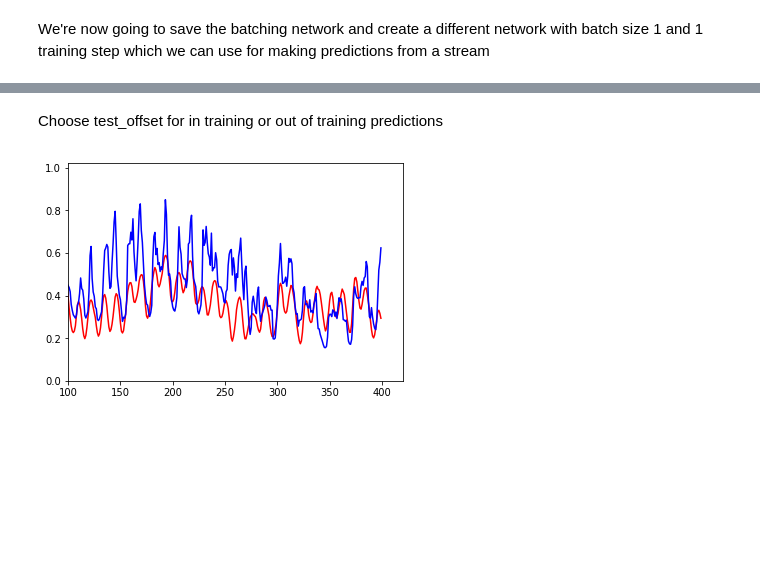
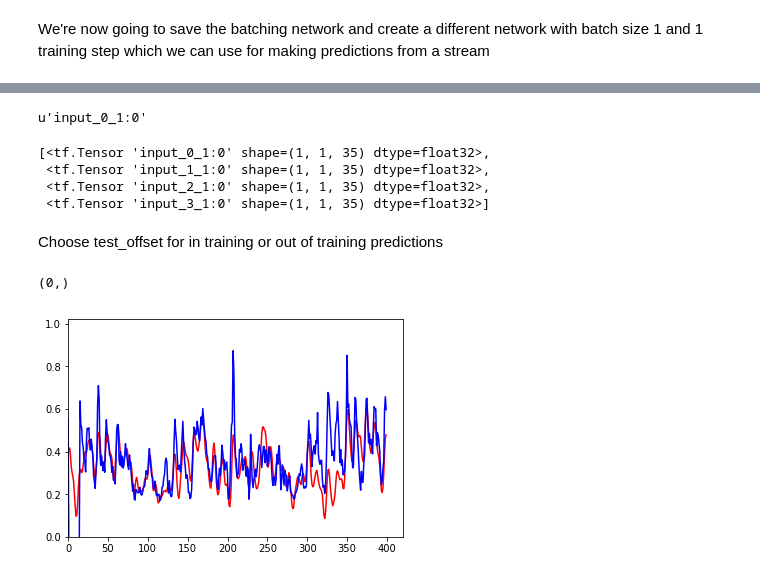
Before and after one commit to illmade/sequences, a Jupyter notebook: notebooks/sequence_notebook.ipynb, the cells around one changed output, grey strips where cells are left out. Drawn from its saved outputs; the diff is of its cells as text; code cells hidden in the pictures; blank space fills up the shorter version.

```diff
--- a/notebooks/sequence_notebook.ipynb
+++ b/notebooks/sequence_notebook.ipynb
@@ -162,21 +162,28 @@ last_loss = 0
 
 currentSession = tf.Session()
 
+merged = tf.summary.merge_all()
+train_writer = tf.summary.FileWriter('summaries/train/b', currentSession.graph)
+
 tf.global_variables_initializer().run(session = currentSession)
 
 starting_epoch = 0
+
+progress = 0
 # %% [markdown]
 Play with different learning rates
 # %%
-def learning_schedule(epoch):
-    flr = 0.001
-    if (epoch > 180):
+def learning_schedule(step):
+    flr = 0.005
+    if (step > 6000):
+        flr = 0.001
+    if (step > 8000):
         flr = 0.0008
-    if (epoch > 360):
+    if (step > 14000):
         flr = 0.0006
-    if (epoch > 600):
+    if (step > 16000):
         flr = 0.0002
-    if (epoch > 1500):
+    if (step > 21000):
         flr = 0.00002
     return flr
 # %%
@@ -212,11 +219,13 @@ def validate(validation_point):
 # %% [markdown]
 Start training - choose a dropout rate
 # %%
-dropit = tf.assign(global_dropout, 0.8)
+drop_val = 0.8
+
+dropit = tf.assign(global_dropout, drop_val)
 
 drop = currentSession.run(dropit)
 
-for epoch in range(starting_epoch, 212):
+for epoch in range(starting_epoch, 395):
     starting_epoch = epoch
 
     iterations = []
@@ -233,14 +242,18 @@ for epoch in range(starting_epoch, 212):
     for offsets in batch_offsets:
         offset, data_out, targets = feed_data(offsets, train_steps)
 
-        flr = learning_schedule(epoch)
+        flr = learning_schedule(progress)
 
-        feed = {'targets:0': targets, 'new_learning_rate:0': flr, dropit: 0.9}
+        feed = {'targets:0': targets, 'learning_rate:0': flr, dropit: drop_val}
 
         for idx in range(input_count):
             feed.update({inputs[idx].name: data_out[idx]})
 
-        partial_loss, train, fstate = currentSession.run([loss, train_op, save_dict['final_state']], feed_dict=feed)
+        summary, partial_loss, train, fstate = currentSession.run([merged, loss, train_op, save_dict['final_state']], \
+                                                                  feed_dict=feed)
+
+        train_writer.add_summary(summary, progress)
+        progress = progress + 1
         #allow a little time for initial variation to die down
         if epoch > 0:
             epoch_loss = epoch_loss + partial_loss
@@ -357,12 +393,25 @@ INFO:tensorflow:Restoring parameters from checkpoints/predict4_211
+# %%
+p_inputs[0].name
+# %% [output]
+u'input_0_1:0'
+# %%
+p_inputs
+# %% [output]
+[<tf.Tensor 'input_0_1:0' shape=(1, 1, 35) dtype=float32>,
+ <tf.Tensor 'input_1_1:0' shape=(1, 1, 35) dtype=float32>,
+ <tf.Tensor 'input_2_1:0' shape=(1, 1, 35) dtype=float32>,
+ <tf.Tensor 'input_3_1:0' shape=(1, 1, 35) dtype=float32>]
 # %% [markdown]
 Choose test_offset for in training or out of training predictions
 # %%
-test_offset = [57]
+test_offset = [51]
 
-offset, input_data, targets = feed_data(test_offset, 520)
+offset, input_data, targets = feed_data(test_offset, 420)
 
 predictions = []
 targets_o = []
+
+print(np.shape(targets_o))
 
 state = None
 
@@ -380,10 +429,12 @@ for i in range(400):
     run_logits, state = sess.run([p_logits, p_save_dict['final_state']], feed_dict)
     predictions.append(run_logits[0][0][output_size-1])
     targets_o.append(targets[0][i][output_size-1])
+# %% [output]
+(0,)
 # %%
 plt.plot(predictions, 'r')
 plt.plot(targets_o, 'b')
-plt.axis([100.0,420,0.0,1.02])
+plt.axis([0.0,420,0.0,1.02])
 plt.show()
 # %% [output]
-[figure, old version]
+[figure, new version]
```
Also changed, not shown: parts of 7 cells of this notebook, 4 other files.
